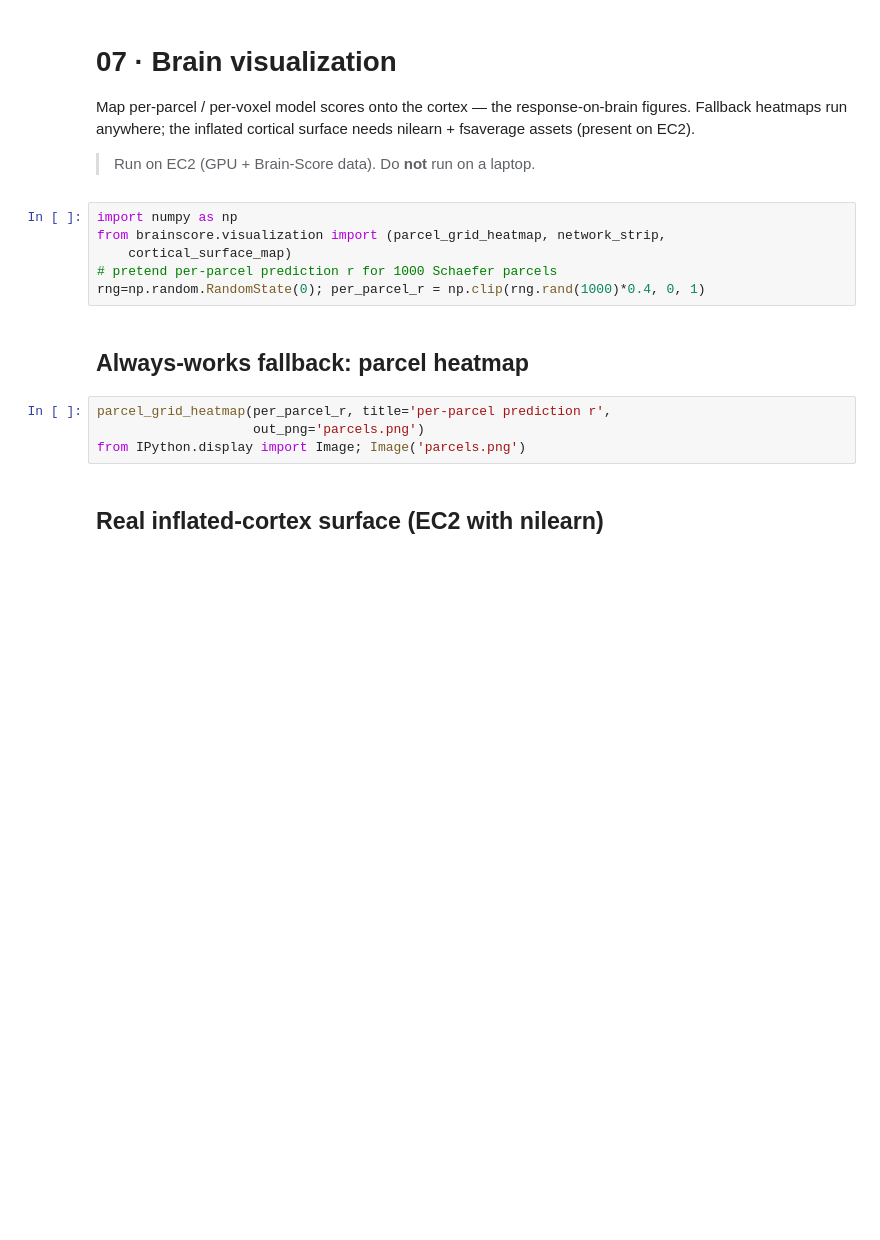
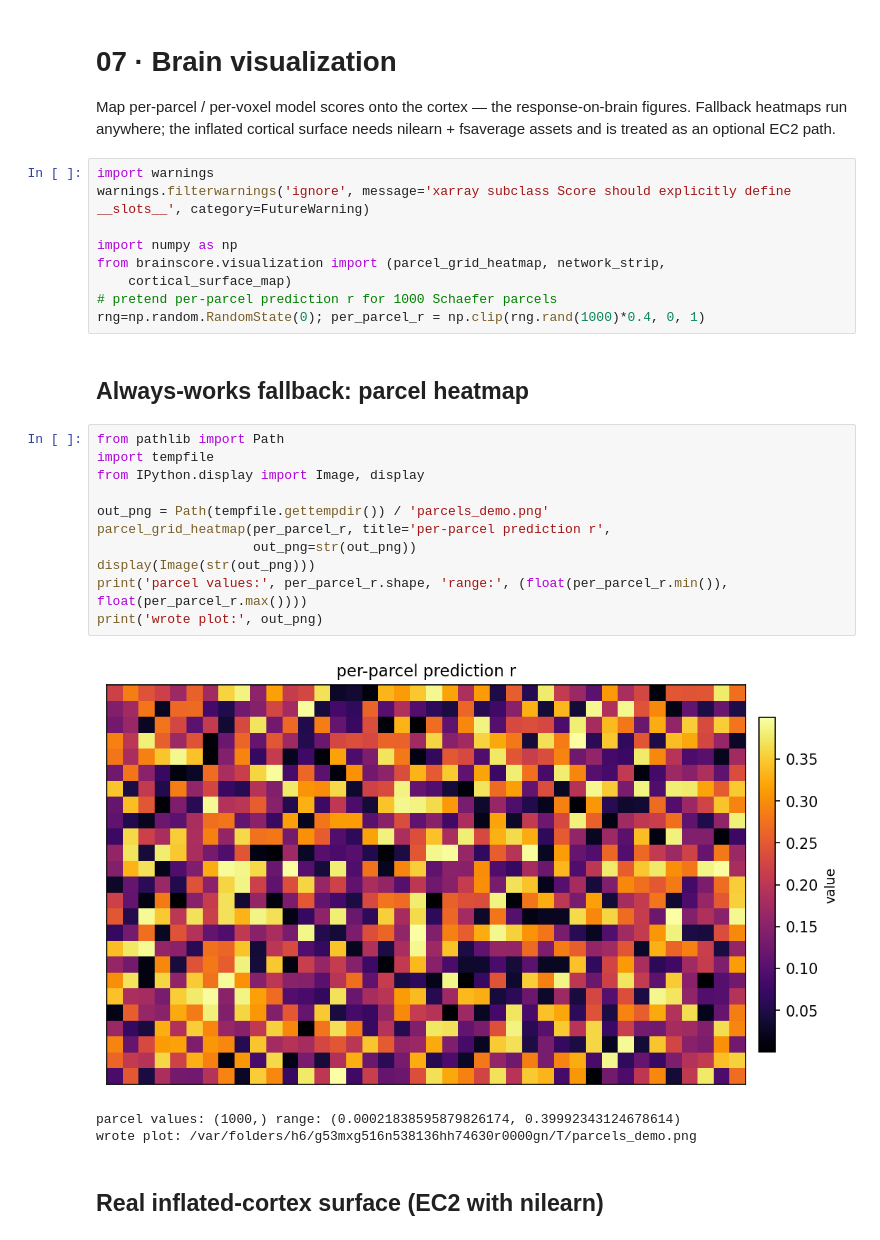
Before and after one commit to KartikP/brainscore-unified, a Jupyter notebook: notebooks/07_brain_visualization.ipynb, the cells around one changed output. Drawn from its saved outputs; the diff is of its cells as text; blank space fills up the shorter version.

Commit message:
test(notebooks): execute brain visualization notebook

```diff
--- a/notebooks/07_brain_visualization.ipynb
+++ b/notebooks/07_brain_visualization.ipynb
@@ -1,10 +1,11 @@
 # %% [markdown]
 # 07 · Brain visualization
 
-Map per-parcel / per-voxel model scores onto the cortex — the response-on-brain figures. Fallback heatmaps run anywhere; the inflated cortical surface needs nilearn + fsaverage assets (present on EC2).
-
-> Run on EC2 (GPU + Brain-Score data). Do **not** run on a laptop.
+Map per-parcel / per-voxel model scores onto the cortex — the response-on-brain figures. Fallback heatmaps run anywhere; the inflated cortical surface needs nilearn + fsaverage assets and is treated as an optional EC2 path.
 # %%
+import warnings
+warnings.filterwarnings('ignore', message='xarray subclass Score should explicitly define __slots__', category=FutureWarning)
+
 import numpy as np
 from brainscore.visualization import (parcel_grid_heatmap, network_strip,
     cortical_surface_map)
@@ -13,9 +14,20 @@ rng=np.random.RandomState(0); per_parcel_r = np.clip(rng.rand(1000)*0.4, 0, 1)
 # %% [markdown]
 ## Always-works fallback: parcel heatmap
 # %%
+from pathlib import Path
+import tempfile
+from IPython.display import Image, display
+
+out_png = Path(tempfile.gettempdir()) / 'parcels_demo.png'
 parcel_grid_heatmap(per_parcel_r, title='per-parcel prediction r',
-                    out_png='parcels.png')
-from IPython.display import Image; Image('parcels.png')
+                    out_png=str(out_png))
+display(Image(str(out_png)))
+print('parcel values:', per_parcel_r.shape, 'range:', (float(per_parcel_r.min()), float(per_parcel_r.max())))
+print('wrote plot:', out_png)
+# %% [output]
+[figure, added]
+parcel values: (1000,) range: (0.00021838595879826174, 0.39992343124678614)
+wrote plot: /var/folders/h6/g53mxg516n538136hh74630r0000gn/T/parcels_demo.png
 # %% [markdown]
 ## Real inflated-cortex surface (EC2 with nilearn)
 # %%
```
Also changed, not shown: parts of 1 cell of this notebook.
